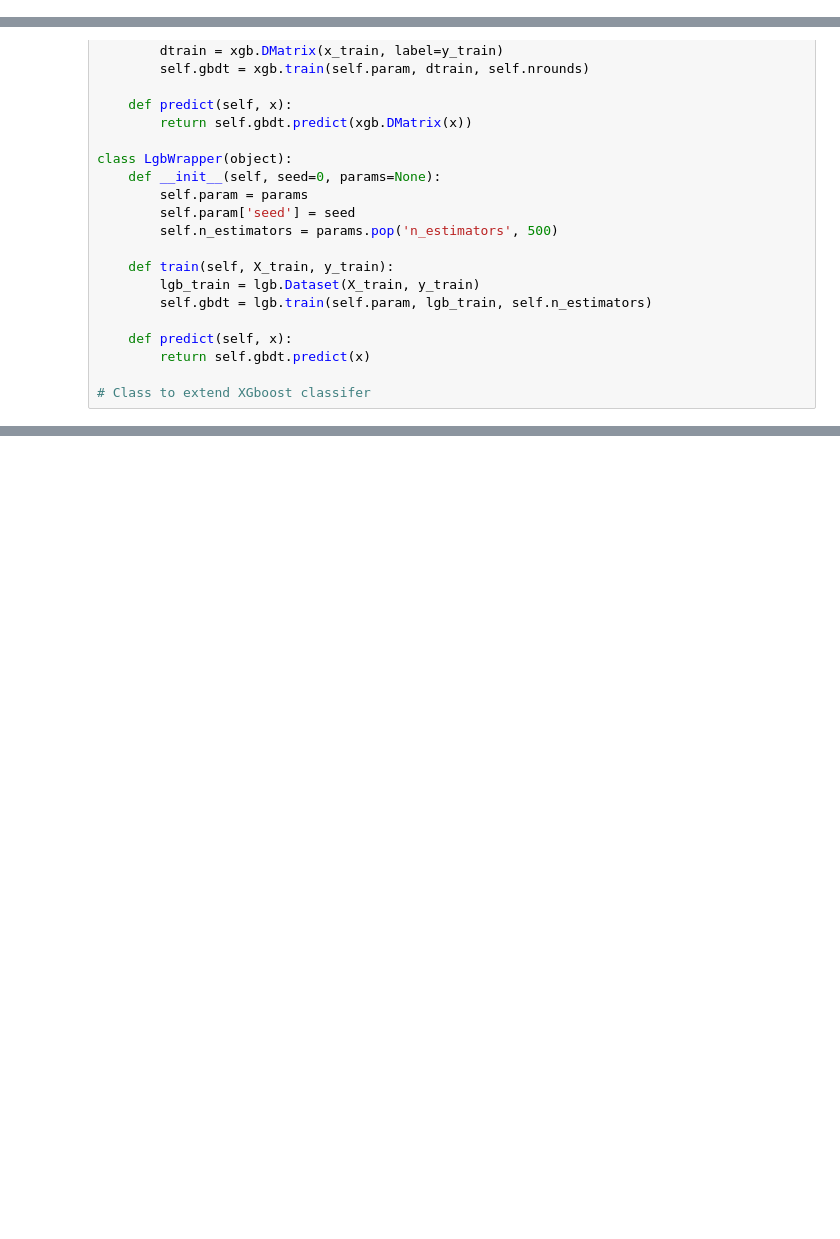
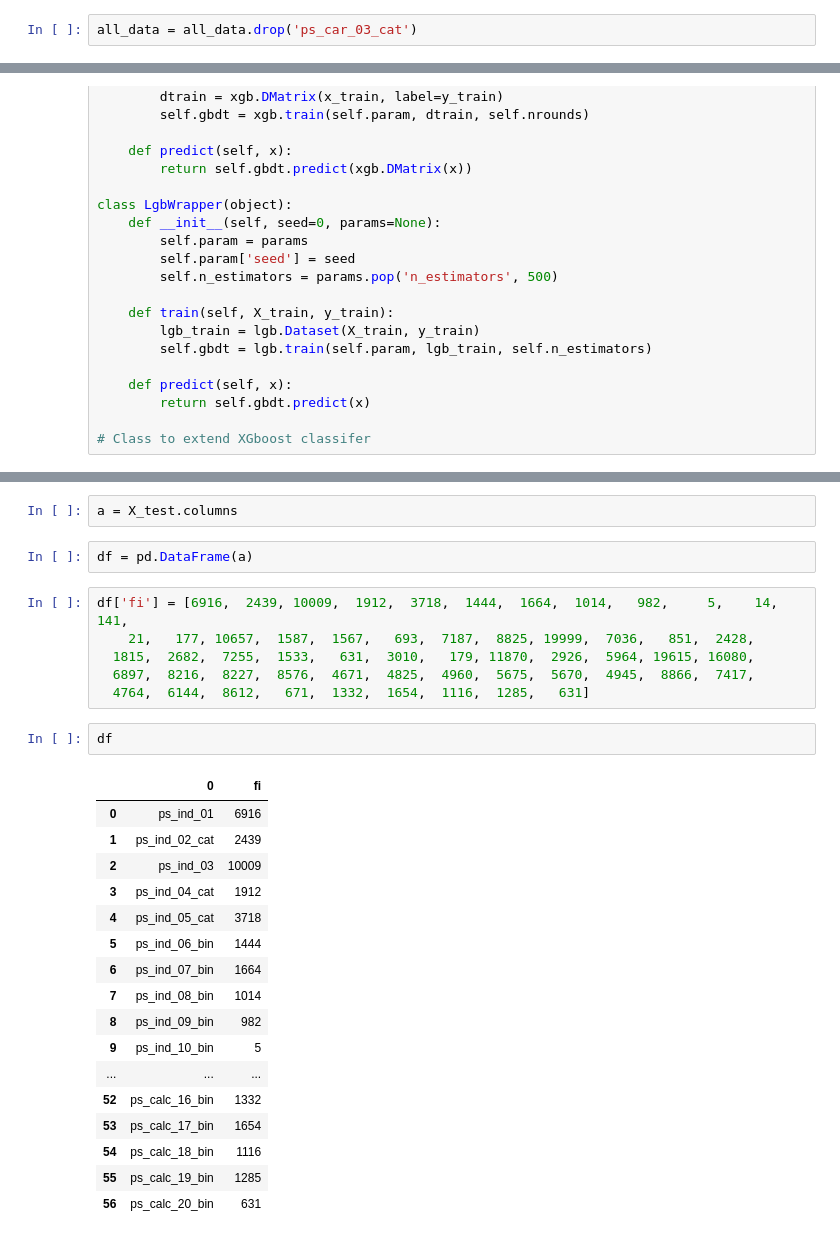
Before and after one commit to sagashin/Porto-Seguro, a Jupyter notebook: Porto Seguro 2.ipynb, the cells around one changed output, grey strips where cells are left out. Saved outputs shown, nothing was run; the diff lists cells and outputs as text; blank space fills up the shorter version.

```diff
--- a/Porto Seguro 2.ipynb
+++ b/Porto Seguro 2.ipynb
@@ -64,6 +170,8 @@ skewed_feats = skewed_feats[skewed_feats > 0.75]
 skewed_feats = skewed_feats.index
 
 all_data[skewed_feats] = np.log1p(all_data[skewed_feats])
+# %%
+all_data = all_data.drop('ps_car_03_cat')
 # %%
 all_data = pd.get_dummies(all_data)
 # %%
@@ -515,0 +662,30 @@ submission.to_csv("sub_LGBM.csv", index=False)
+# %%
+a = X_test.columns
+# %%
+df = pd.DataFrame(a)
+# %%
+df['fi'] = [6916,  2439, 10009,  1912,  3718,  1444,  1664,  1014,   982,     5,    14,   141,
+    21,   177, 10657,  1587,  1567,   693,  7187,  8825, 19999,  7036,   851,  2428,
+  1815,  2682,  7255,  1533,   631,  3010,   179, 11870,  2926,  5964, 19615, 16080,
+  6897,  8216,  8227,  8576,  4671,  4825,  4960,  5675,  5670,  4945,  8866,  7417,
+  4764,  6144,  8612,   671,  1332,  1654,  1116,  1285,   631]
+# %%
+df
+# %% [output]
+|  | 0 | fi |
+| 0 | ps_ind_01 | 6916 |
+| 1 | ps_ind_02_cat | 2439 |
+| 2 | ps_ind_03 | 10009 |
+| 3 | ps_ind_04_cat | 1912 |
+| 4 | ps_ind_05_cat | 3718 |
+| 5 | ps_ind_06_bin | 1444 |
+| 6 | ps_ind_07_bin | 1664 |
+| 7 | ps_ind_08_bin | 1014 |
+| 8 | ps_ind_09_bin | 982 |
+| 9 | ps_ind_10_bin | 5 |
+| ... | ... | ... |
+| 52 | ps_calc_16_bin | 1332 |
+| 53 | ps_calc_17_bin | 1654 |
+| 54 | ps_calc_18_bin | 1116 |
+| 55 | ps_calc_19_bin | 1285 |
+| 56 | ps_calc_20_bin | 631 |
```
Also changed, not shown: parts of 20 cells of this notebook.
